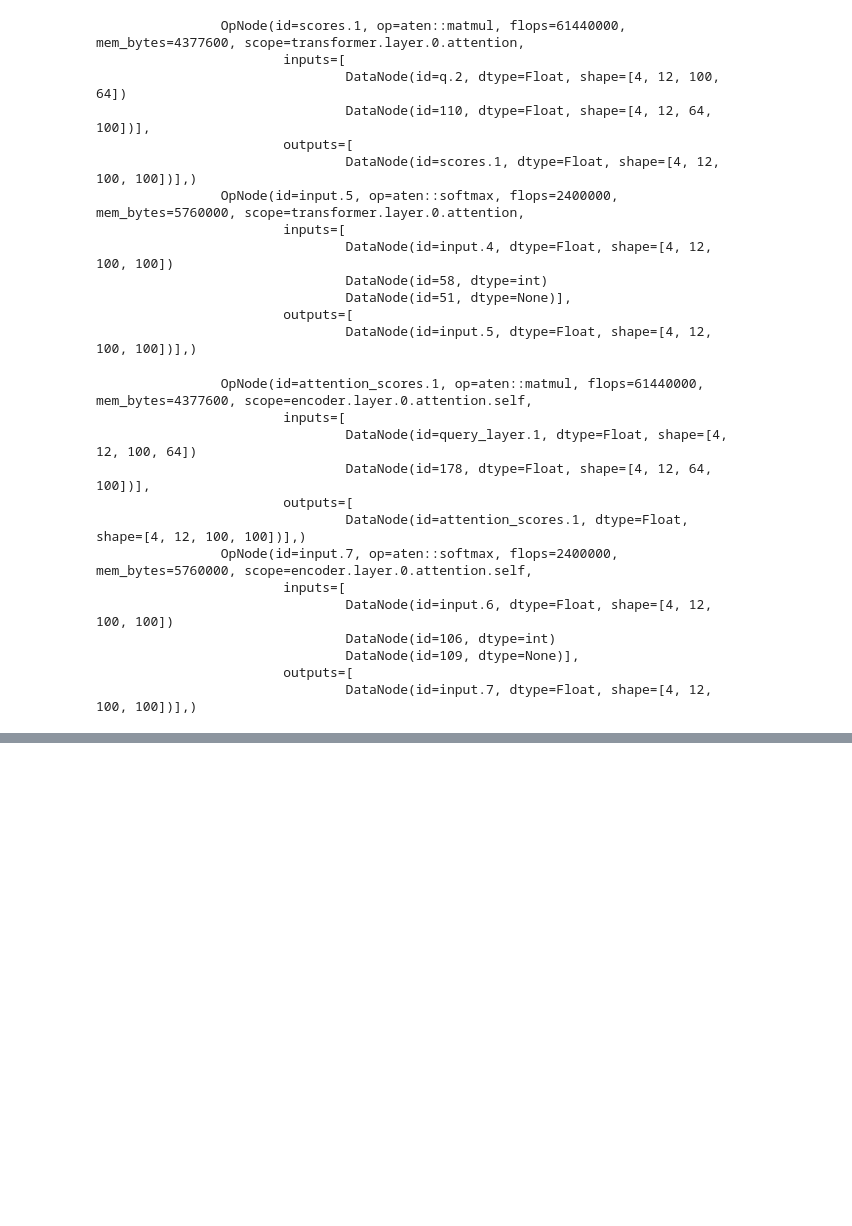
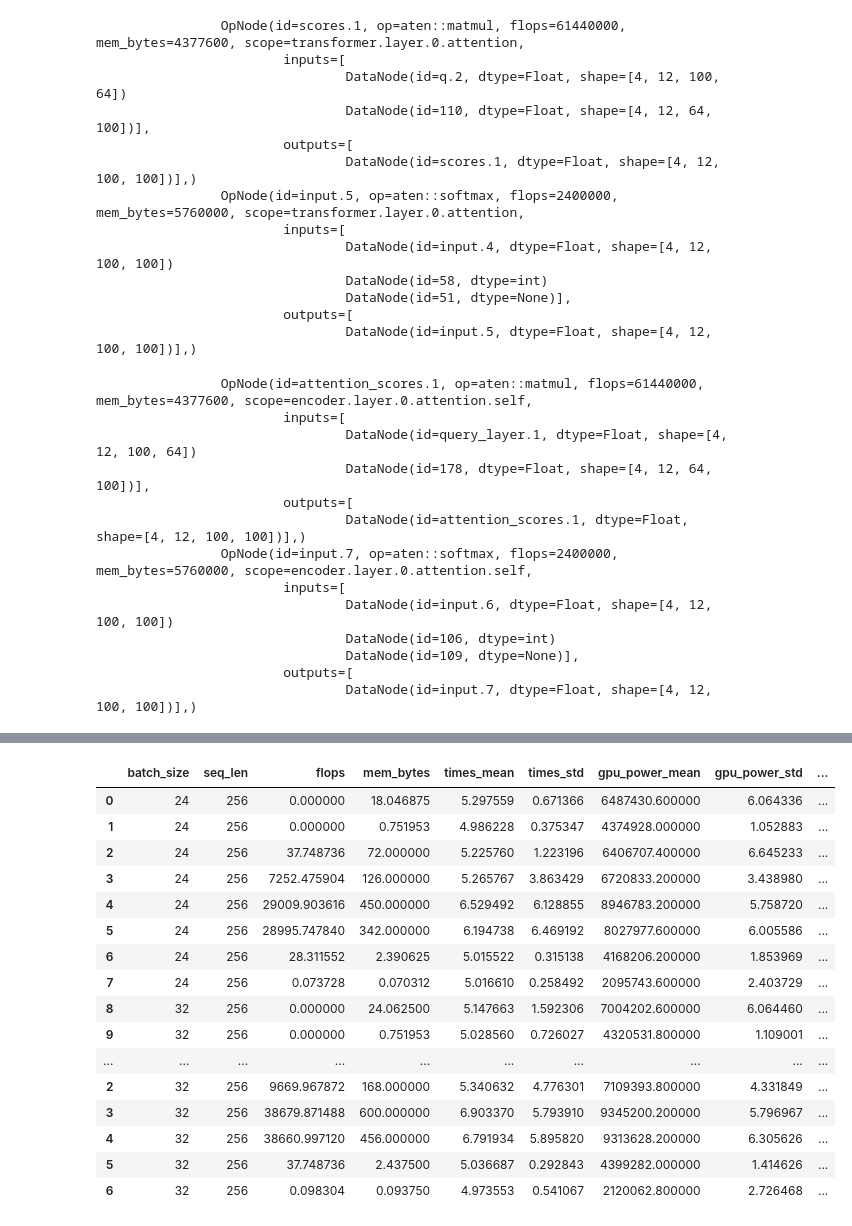
Before and after one commit to Vanessa96/DetecTor, a Jupyter notebook: trace_cg.ipynb, the cells around one changed output, grey strips where cells are left out. Drawn from its saved outputs; the diff is of its cells as text; code cells hidden in the pictures; blank space fills up the shorter version.

```diff
--- a/trace_cg.ipynb
+++ b/trace_cg.ipynb
@@ -536,7 +543,7 @@ res_names = ['cpu', 'mem', 'gpu', 'gpu_mem']
 feature_names = ['batch_size', 'seq_len', 'flops',
                  'mem_bytes'] + \
                 ['times_mean', 'times_std',
-                 'gpu_power_mean', 'gpu_power_std',
+                 'gpu_power_mean', 'gpu_power_std', 'repeats',
                  'energy_mean', 'energy_std',
                  'level_name', 'model_name'] + res_names + [f'{k}_std' for k in res_names]
 
@@ -574,7 +581,7 @@ def process_record(energy, prof_info, res, feature_values,
         times_std = np.std(times_runs) / times_mean * 100
         gpu_power_mean = np.mean(gpu_power_runs)
         gpu_power_std = np.std(gpu_power_runs) / gpu_power_mean * 100
-        energy_mean = np.mean(energy_runs)
+        energy_mean = np.median(energy_runs)
         energy_std = np.std(energy_runs) / energy_mean * 100
         for rn in res_names:
             feature_values[rn].append(np.mean(res_runs[rn]))
@@ -585,6 +592,7 @@ def process_record(energy, prof_info, res, feature_values,
         mem_bytes = prof_item['mem_bytes'] / 1024 / 1024
         feature_values['batch_size'].append(bs)
         feature_values['seq_len'].append(seq_len)
+        feature_values['repeats'].append(repeats)
         feature_values['energy_mean'].append(energy_mean)
         feature_values['energy_std'].append(energy_std)
         feature_values['gpu_power_mean'].append(gpu_power_mean)
@@ -613,31 +629,31 @@ exp_name = args.exp_name
+# %%
+
+res = pd.read_csv(res_file).dropna()
+res = res.apply(pd.to_numeric)
+
+energy = pd.read_csv(energy_file, error_bad_lines=False, usecols=[0, 2]).dropna()
+energy = energy[energy['value'].apply(lambda x: is_float(x))]
+energy = energy[energy['timestamp'].apply(lambda x: is_float(x))]
+
+energy['value'] = energy['value'].astype(float).div(100)
+energy['timestamp'] = energy['timestamp'].astype(float)
 # %%
-res = pd.read_csv(out_dir / f'{exp_name}-res.csv')
-energy = pd.read_csv(out_dir / f'{exp_name}-energy.csv',
-                     error_bad_lines=False, usecols=[0, 2])
-energy = energy[energy['value'].apply(lambda x: is_float(x))]
-energy = energy[energy['timestamp'].apply(lambda x: is_float(x))]
-
-energy['value'] = energy['value'].astype(float).div(100)
-energy['timestamp'] = energy['timestamp'].astype(float)
 infos = []
 for model_name in args.models:
-    name_s = sanitize(model_name)
-    feature_file = out_dir / f'{exp_name}_{name_s}_features.csv'
     feature_values = {k: [] for k in feature_names}
-    for bs in list(range(8, batch_size, batch_step)):
-        for seq_len in range(32, input_length, seq_step):
-
+    for bs in range(batch_start, batch_size, batch_step):
+        for seq_len in range(input_start, input_length, seq_step):
+            name_s = sanitize(model_name)
             filename = f'{name_s}_{exp_type}_r{runs}_b{bs}_i{seq_len}.json'
             prof_file = Path(out_dir) / exp_name / filename
             if not prof_file.exists():
-                print(f'{prof_file} not exist!')
                 continue
             with open(prof_file) as f:
                 prof_info = json.load(f)
             process_record(energy, prof_info, res, feature_values,
                            model_name, bs, runs, seq_len)
     info = pd.DataFrame(data=feature_values)
+    info.to_csv(feature_file)
     infos.append(info)
-    info.to_csv(feature_file)
     print(f'{model_name} done.')
 # %% [output]
@@ -663,0 +677,4 @@ res
+# %%
+pd.set_option('display.float_format', '{:.6f}'.format)
+pd.set_option('display.max_columns', None)
+pd.set_option('display.max_rows', None)
@@ -687,0 +718,21 @@ infos[1]
+# %%
+ml_info = pd.concat(infos)
+ml_info
+# %% [output]
+|  | batch_size | seq_len | flops | mem_bytes | times_mean | times_std | gpu_power_mean | gpu_power_std | ... |
+| 0 | 24 | 256 | 0.000000 | 18.046875 | 5.297559 | 0.671366 | 6487430.600000 | 6.064336 | ... |
+| 1 | 24 | 256 | 0.000000 | 0.751953 | 4.986228 | 0.375347 | 4374928.000000 | 1.052883 | ... |
+| 2 | 24 | 256 | 37.748736 | 72.000000 | 5.225760 | 1.223196 | 6406707.400000 | 6.645233 | ... |
+| 3 | 24 | 256 | 7252.475904 | 126.000000 | 5.265767 | 3.863429 | 6720833.200000 | 3.438980 | ... |
+| 4 | 24 | 256 | 29009.903616 | 450.000000 | 6.529492 | 6.128855 | 8946783.200000 | 5.758720 | ... |
+| 5 | 24 | 256 | 28995.747840 | 342.000000 | 6.194738 | 6.469192 | 8027977.600000 | 6.005586 | ... |
+| 6 | 24 | 256 | 28.311552 | 2.390625 | 5.015522 | 0.315138 | 4168206.200000 | 1.853969 | ... |
+| 7 | 24 | 256 | 0.073728 | 0.070312 | 5.016610 | 0.258492 | 2095743.600000 | 2.403729 | ... |
+| 8 | 32 | 256 | 0.000000 | 24.062500 | 5.147663 | 1.592306 | 7004202.600000 | 6.064460 | ... |
+| 9 | 32 | 256 | 0.000000 | 0.751953 | 5.028560 | 0.726027 | 4320531.800000 | 1.109001 | ... |
+| ... | ... | ... | ... | ... | ... | ... | ... | ... | ... |
+| 2 | 32 | 256 | 9669.967872 | 168.000000 | 5.340632 | 4.776301 | 7109393.800000 | 4.331849 | ... |
+| 3 | 32 | 256 | 38679.871488 | 600.000000 | 6.903370 | 5.793910 | 9345200.200000 | 5.796967 | ... |
+| 4 | 32 | 256 | 38660.997120 | 456.000000 | 6.791934 | 5.895820 | 9313628.200000 | 6.305626 | ... |
+| 5 | 32 | 256 | 37.748736 | 2.437500 | 5.036687 | 0.292843 | 4399282.000000 | 1.414626 | ... |
+| 6 | 32 | 256 | 0.098304 | 0.093750 | 4.973553 | 0.541067 | 2120062.800000 | 2.726468 | ... |
```
Also changed, not shown: parts of 15 cells of this notebook, 1 other file.
